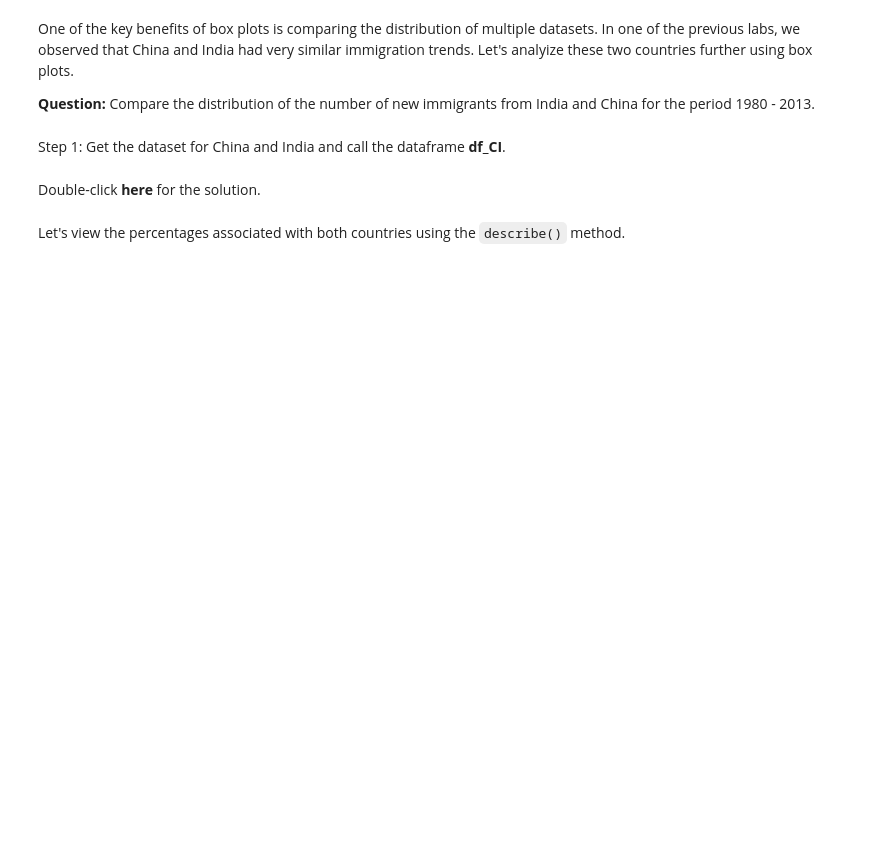
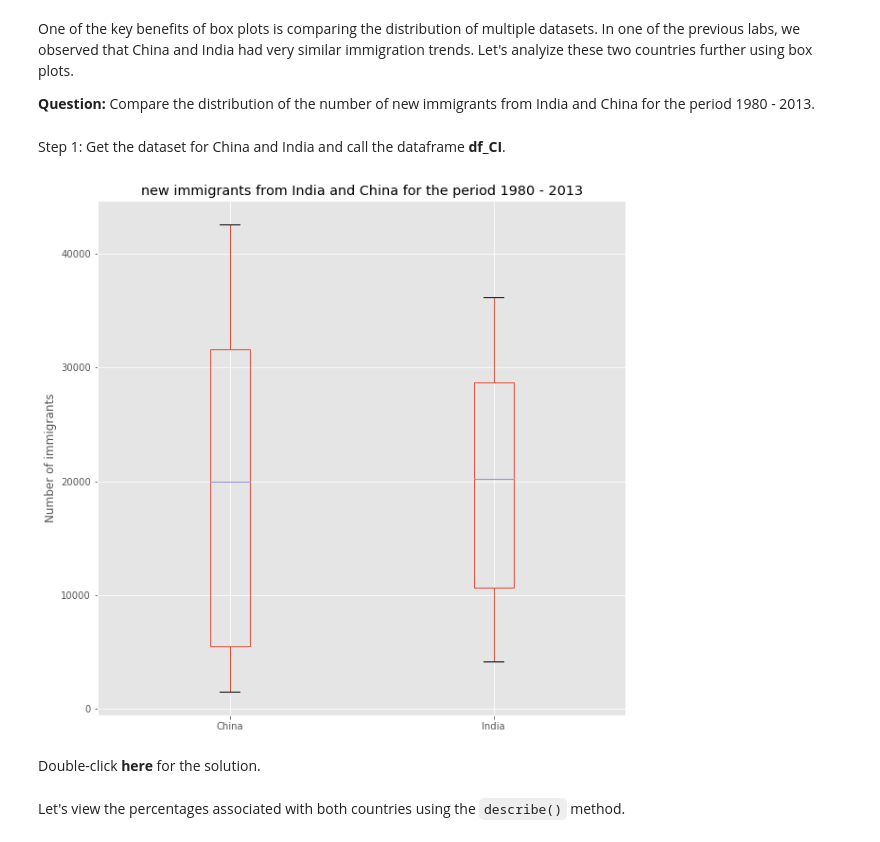
Before and after one commit to msoelm/datascience, a Jupyter notebook: DV0101EN-2-3-1-Pie-Charts-Box-Plots-Scatter-Plots-and-Bubble-Plots-py-v2.0.ipynb, the cells around one changed output. Saved outputs shown, nothing was run; the diff lists cells and outputs as text; code cells hidden in the pictures; blank space fills up the shorter version.

```diff
--- a/DV0101EN-2-3-1-Pie-Charts-Box-Plots-Scatter-Plots-and-Bubble-Plots-py-v2.0.ipynb
+++ b/DV0101EN-2-3-1-Pie-Charts-Box-Plots-Scatter-Plots-and-Bubble-Plots-py-v2.0.ipynb
@@ -275,3 +360,13 @@ Step 1: Get the dataset for China and India and call the dataframe **df_CI**.
+# %%
+### type your answer here
+df_CI = df_can.loc[['China', 'India'], years].transpose()
+df_CI.plot(kind='box', figsize=(10, 10))
+
+plt.title("new immigrants from India and China for the period 1980 - 2013")
+plt.ylabel('Number of immigrants')
+plt.show()
+# %% [output]
+[figure, added]
 # %% [markdown]
 Double-click __here__ for the solution.
 <!-- The correct answer is:
```
Also changed, not shown: parts of 29 cells of this notebook.
